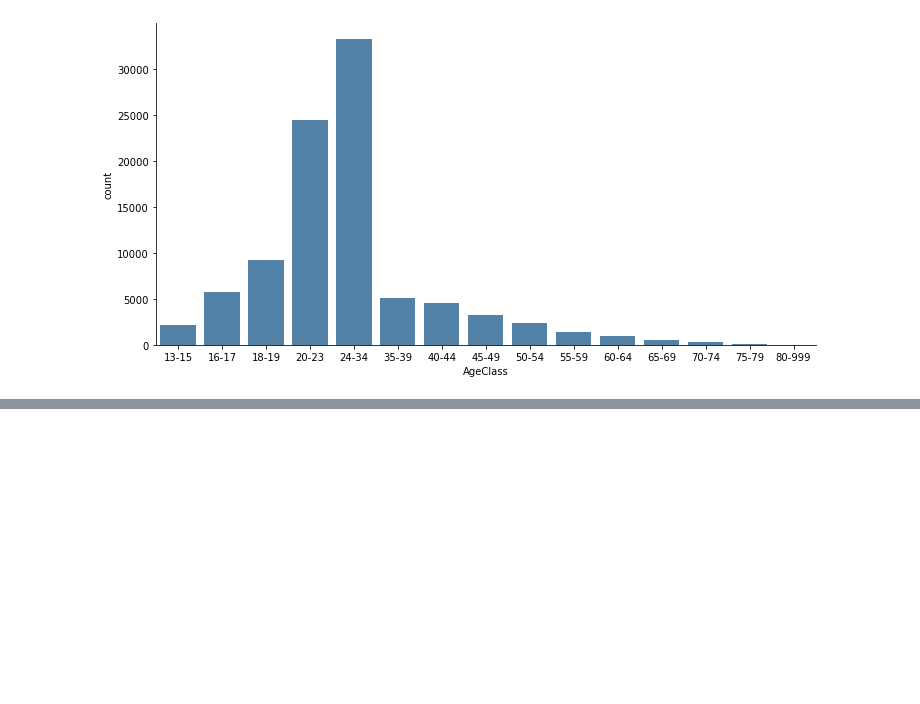
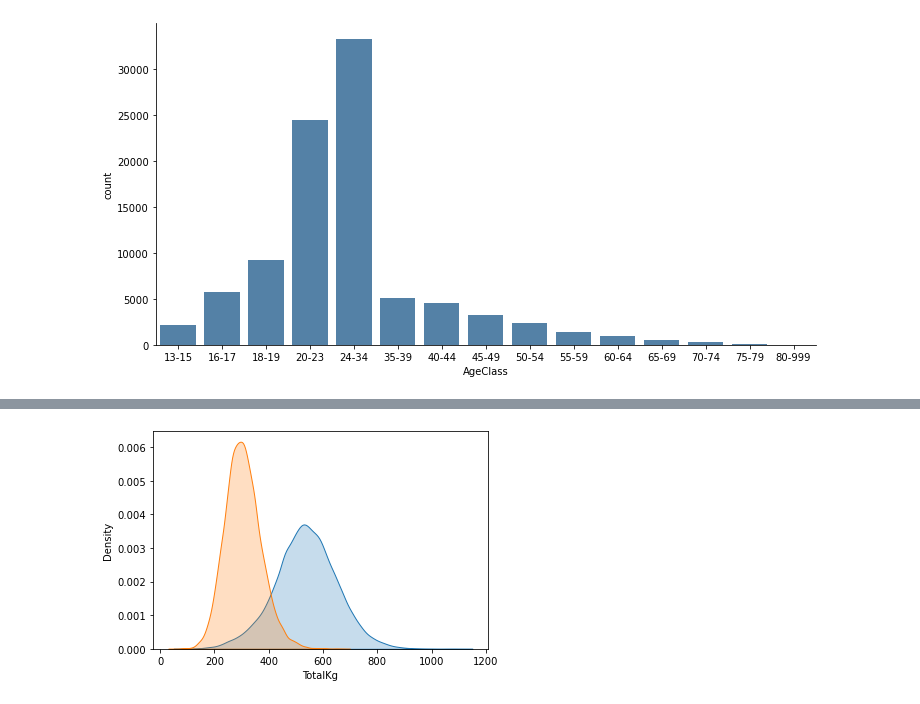
Before and after one commit to jjz17/Natural-Strength, a Jupyter notebook: notebooks/eda.ipynb, the cells around one changed output, grey strips where cells are left out. Saved outputs shown, nothing was run; the diff lists cells and outputs as text; code cells hidden in the pictures; blank space fills up the shorter version.

```diff
--- a/notebooks/eda.ipynb
+++ b/notebooks/eda.ipynb
@@ -100,0 +111,7 @@ sns.factorplot('AgeClass', data=data, aspect=2, kind="count", color='steelblue')
+# %%
+plt.figlegend
+sns.kdeplot(data.TotalKg[data.Sex=='M'], label='men', shade=True)
+sns.kdeplot(data.TotalKg[data.Sex=='F'], label='women', shade=True)
+plt.xlabel('TotalKg');
+# %% [output]
+[figure, added]
```
Also changed, not shown: parts of 2 cells of this notebook.
